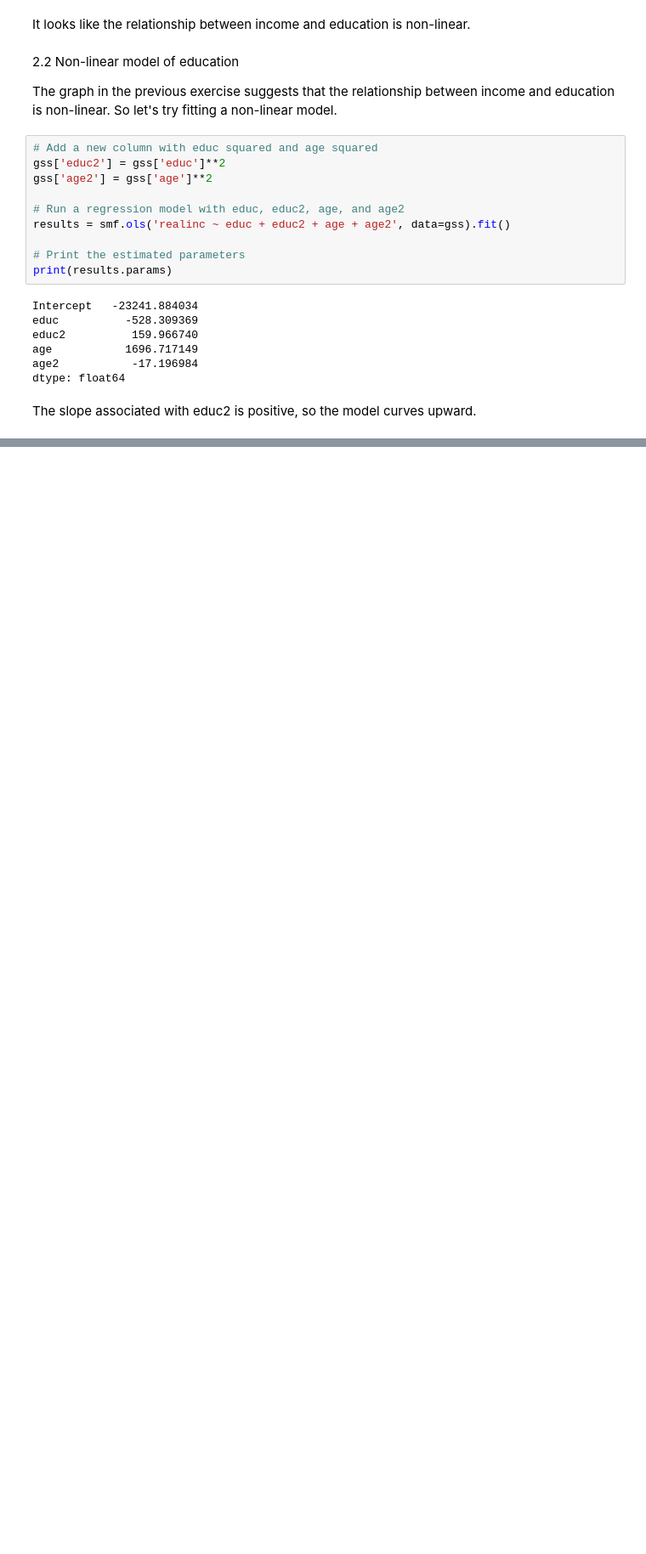
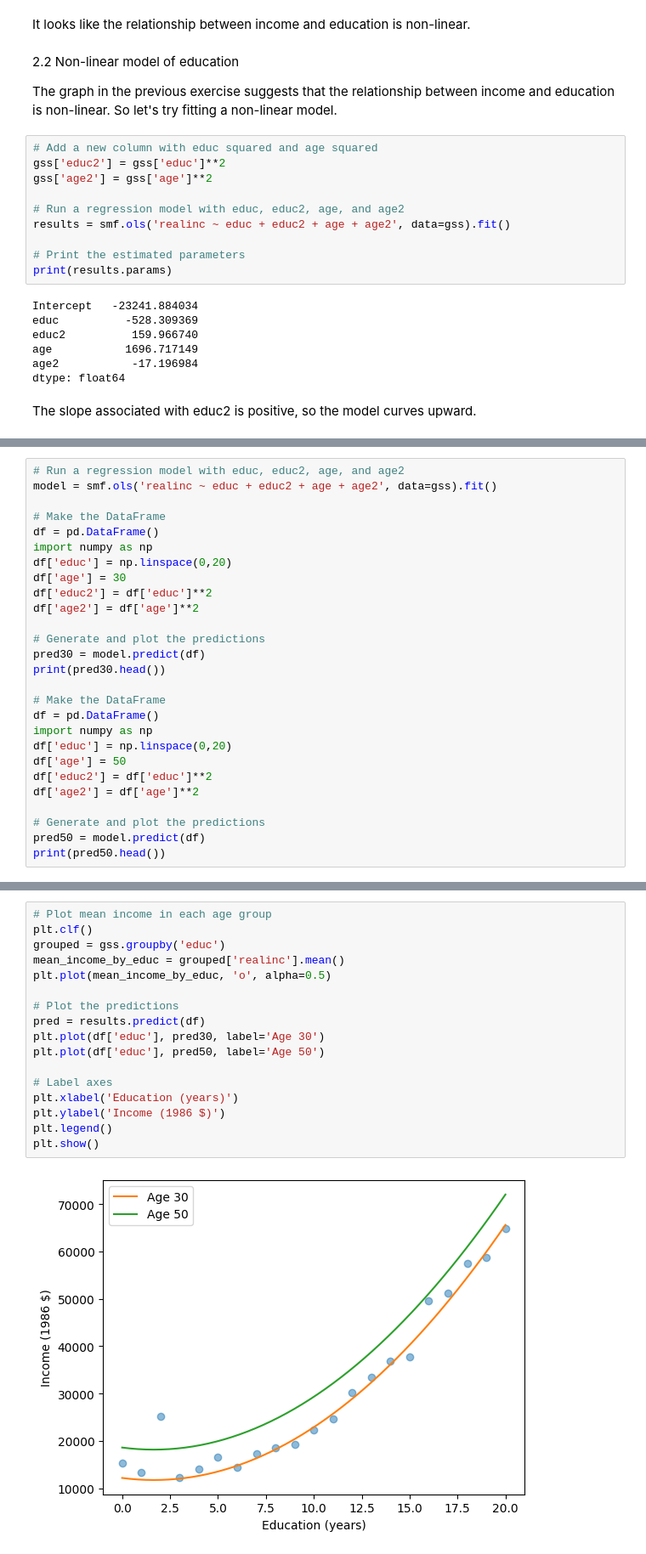
Before and after one commit to yazanhannun/Exploratory-Data-Analysis-in-Python, a Jupyter notebook: 4_Multivariate_Thinking.ipynb, the cells around one changed output, grey strips where cells are left out. Shown: that part at 85% size. Drawn from its saved outputs; the diff is of its cells as text; blank space fills up the shorter version.

```diff
--- a/4_Multivariate_Thinking.ipynb
+++ b/4_Multivariate_Thinking.ipynb
@@ -102,0 +120,27 @@ The slope associated with educ2 is positive, so the model curves upward.
+# %%
+# Run a regression model with educ, educ2, age, and age2
+model = smf.ols('realinc ~ educ + educ2 + age + age2', data=gss).fit()
+
+# Make the DataFrame
+df = pd.DataFrame()
+import numpy as np
+df['educ'] = np.linspace(0,20)
+df['age'] = 30
+df['educ2'] = df['educ']**2
+df['age2'] = df['age']**2
+
+# Generate and plot the predictions
+pred30 = model.predict(df)
+print(pred30.head())
+
+# Make the DataFrame
+df = pd.DataFrame()
+import numpy as np
+df['educ'] = np.linspace(0,20)
+df['age'] = 50
+df['educ2'] = df['educ']**2
+df['age2'] = df['age']**2
+
+# Generate and plot the predictions
+pred50 = model.predict(df)
+print(pred50.head())
@@ -102,0 +164,19 @@ The slope associated with educ2 is positive, so the model curves upward.
+# %%
+# Plot mean income in each age group
+plt.clf()
+grouped = gss.groupby('educ')
+mean_income_by_educ = grouped['realinc'].mean()
+plt.plot(mean_income_by_educ, 'o', alpha=0.5)
+
+# Plot the predictions
+pred = results.predict(df)
+plt.plot(df['educ'], pred30, label='Age 30')
+plt.plot(df['educ'], pred50, label='Age 50')
+
+# Label axes
+plt.xlabel('Education (years)')
+plt.ylabel('Income (1986 $)')
+plt.legend()
+plt.show()
+# %% [output]
+[figure, added]
```
Also changed, not shown: parts of 9 cells of this notebook.
